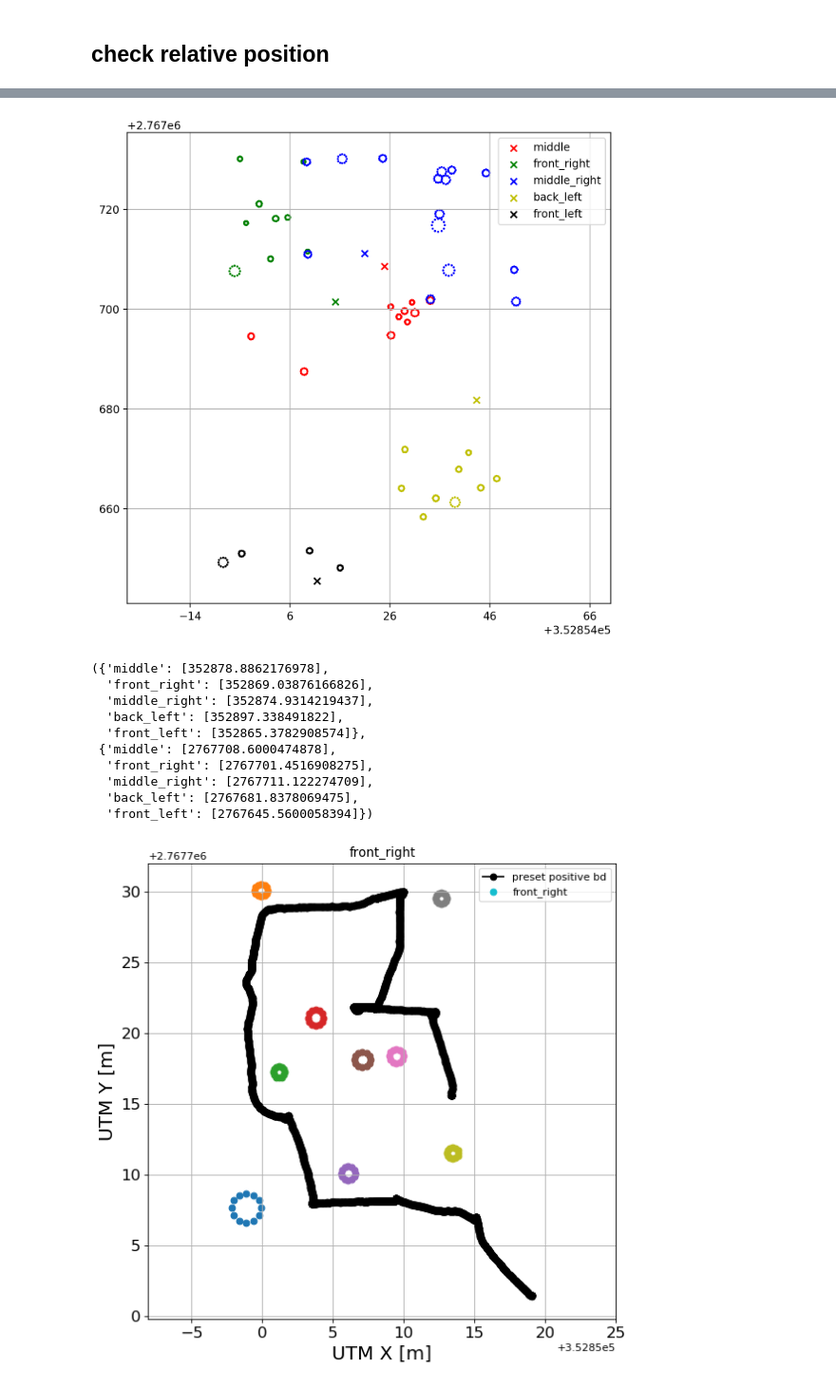
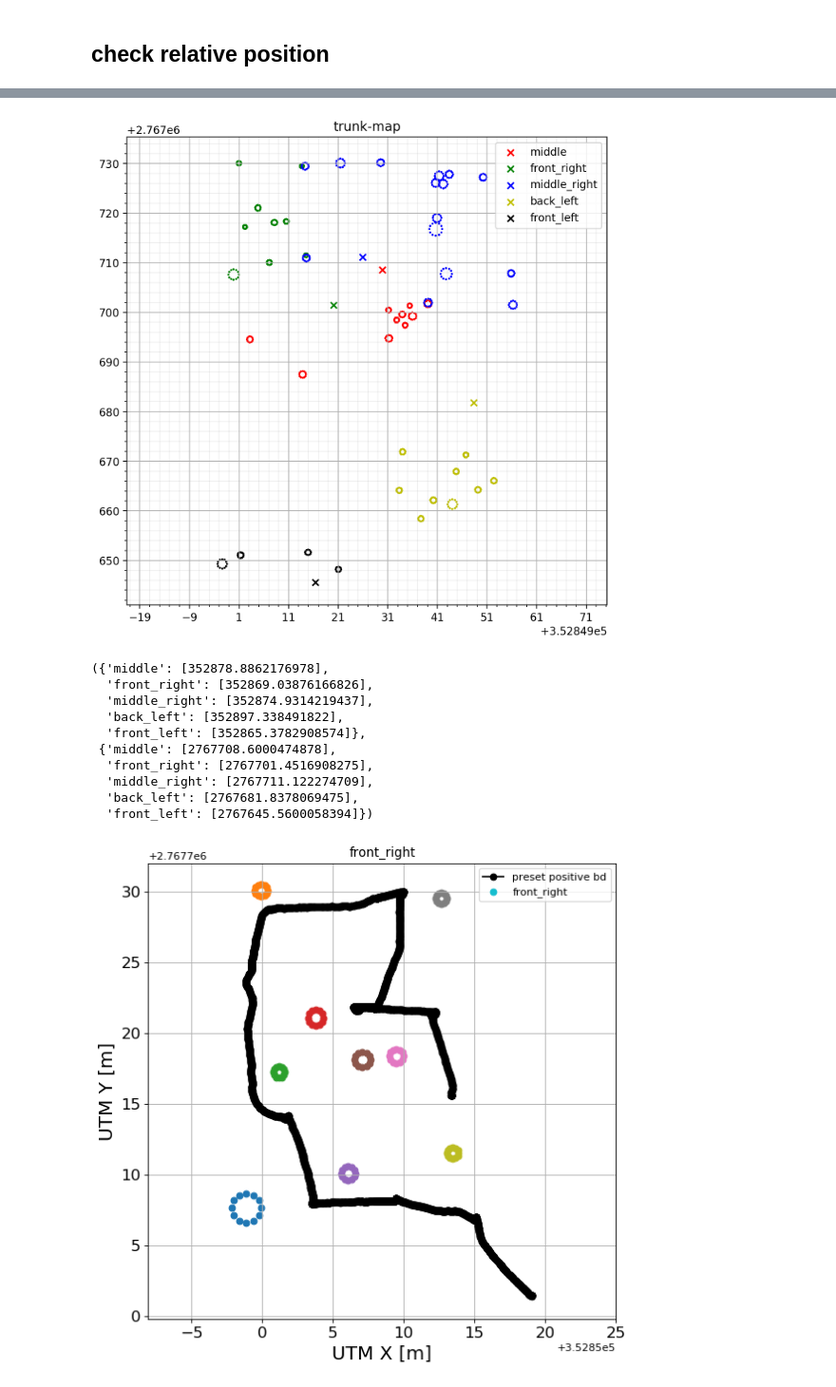
Before and after one commit to Chen-Yu-Qiang/mapping_explorer, a Jupyter notebook: jupyterNotebook/merge_map.ipynb, the cells around one changed output, grey strips where cells are left out. Shown: that part at 95% size. Drawn from its saved outputs; the diff is of its cells as text; code cells hidden in the pictures.

```diff
--- a/jupyterNotebook/merge_map.ipynb
+++ b/jupyterNotebook/merge_map.ipynb
@@ -138,2 +133,26 @@ num, 2048*2048
 # %% [markdown]
 ## check relative position
+# %%
+import numpy as np
+import matplotlib.pyplot as plt
+
+fig = plt.figure()
+ax = fig.add_subplot(1, 1, 1)
+
+# Major ticks every 20, minor ticks every 5
+major_ticks = np.arange(0, 101, 20)
+minor_ticks = np.arange(0, 101, 5)
+
+# ax.set_xticks(major_ticks)
+# ax.set_xticks(minor_ticks, minor=True)
+# ax.set_yticks(major_ticks)
+# ax.set_yticks(minor_ticks, minor=True)
+
+# And a corresponding grid
+ax.grid(which='both')
+
+# Or if you want different settings for the grids:
+ax.grid(which='minor', alpha=0.2)
+ax.grid(which='major', alpha=0.5)
+
+plt.show()
@@ -140,40 +161,49 @@ num, 2048*2048
 # %%
+from matplotlib.ticker import (AutoMinorLocator, MultipleLocator)
 fig3, ax3 = plt.subplots(figsize=(8, 8),dpi=200)
-
+ax = fig.add_subplot(111)
 
 utm_start_x_dict = {}
 utm_start_y_dict = {}
 num_trunk = [10,9,15,9,4]
 color = ['r','g','b','y', 'k']
 for index, item in enumerate(file_name.keys()):
     shp_path = '/home/ncslaber/110-1/211002_allLibrary/'+file_name[item]+'/1116_test2_after_preprocess/shapefiles/'
     for i in range(num_trunk[index]):
         neg_bd = np.load(shp_path+'neg_'+str(i+1)+'_bd_utm.npy')
         plt.scatter(neg_bd[:,0], neg_bd[:,1], s=1, c=color[index])
 
     lat_start = np.mean(lat_dict[item][:25])
     lng_start = np.mean(lng_dict[item][:25])
     utm_start_x, utm_start_y = get_init_utm_npy([lat_start], [lng_start])
     utm_start_x_dict[item] = utm_start_x
     utm_start_y_dict[item] = utm_start_y
     plt.scatter(utm_start_x, utm_start_y, label=item, c=color[index], marker='x')
 
 # for item in lat_dict.keys():
 #     utm_x_traj, utm_y_traj = get_init_utm_npy(lat_dict[item], lng_dict[item])
 #     traj(utm_x_traj,utm_y_traj, item)
 plt.legend()
 
-ax3.grid(which='both')
+ax3.grid(True)
 ax3.axis('equal')
 ax3.get_xaxis().get_major_formatter().set_useOffset(
             round(min(utm_x_traj) / 1000, 3)*1000)
+
+ax3.xaxis.set_major_locator(MultipleLocator(10))
+ax3.yaxis.set_major_locator(MultipleLocator(10))
+
+# Change minor ticks to show every 5. (20/4 = 5)
+ax3.xaxis.set_minor_locator(AutoMinorLocator(5))
+ax3.yaxis.set_minor_locator(AutoMinorLocator(5))
+
 ax3.grid(which='minor', alpha=0.2)
 ax3.grid(which='major', alpha=1)
-
+plt.title('trunk-map')
 plt.show()
 utm_start_x_dict, utm_start_y_dict
 # %% [output]
-[figure, old version]
+[figure, new version]
 ({'middle': [352878.8862176978],
   'front_right': [352869.03876166826],
   'middle_right': [352874.9314219437],
```
Also changed, not shown: parts of 14 cells of this notebook, 9 other files.
